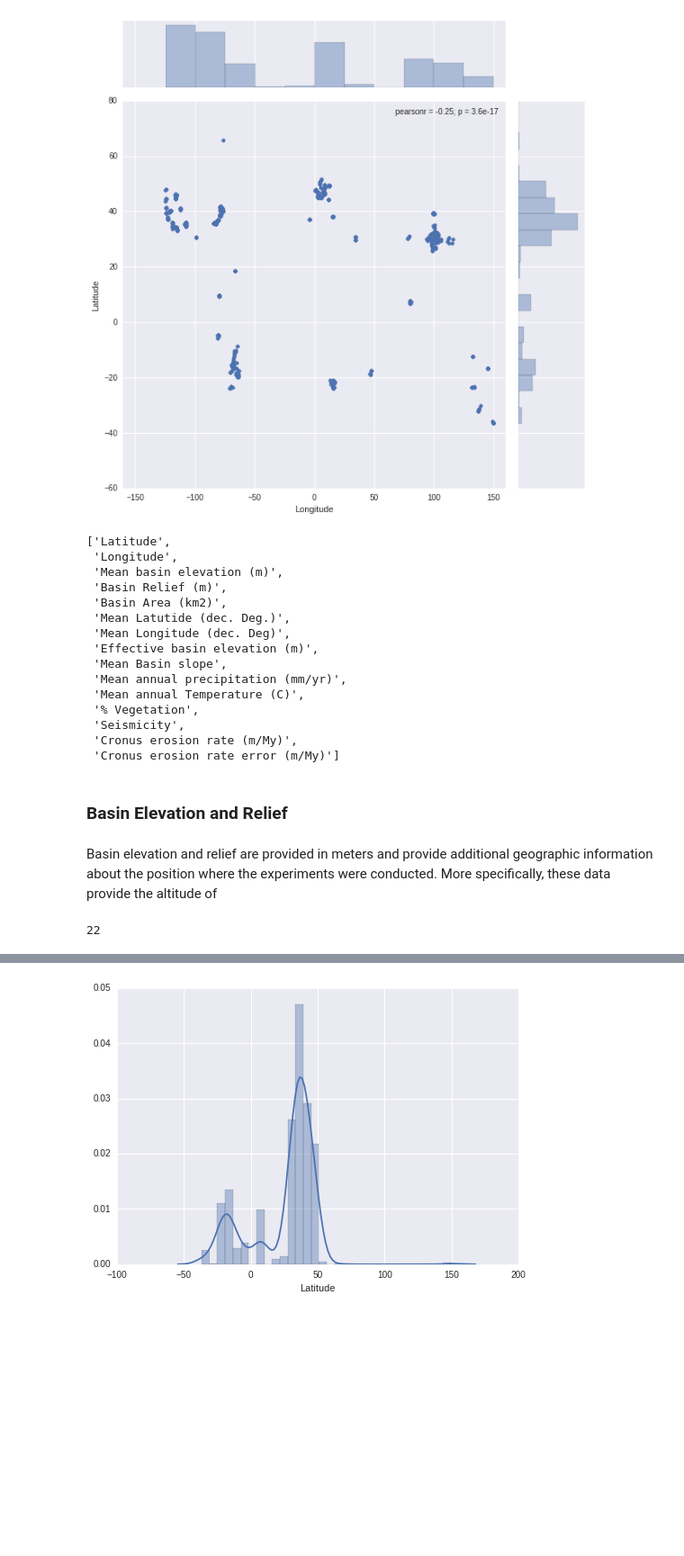
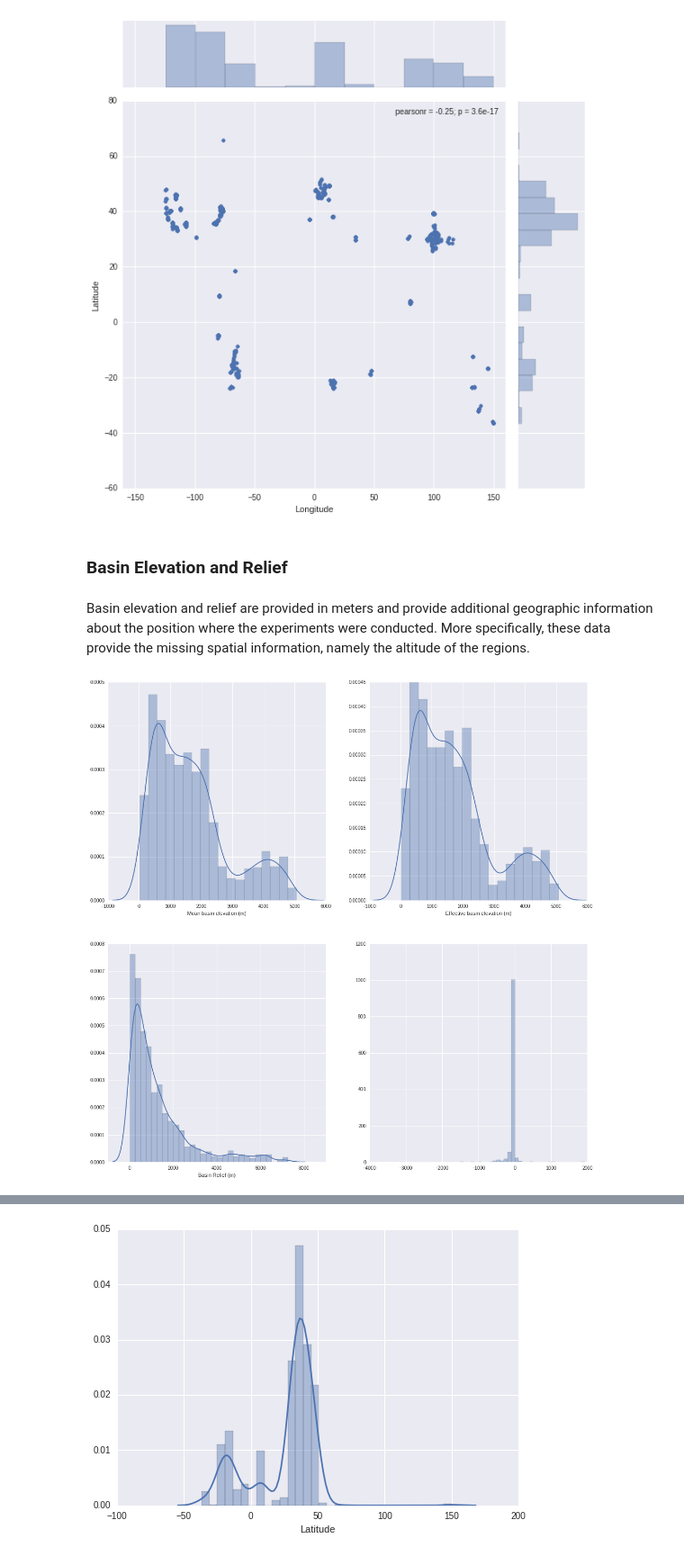
Before and after one commit to WGierke/erosion_data_analytics, a Jupyter notebook: Statistics.ipynb, the cells around one changed output, grey strips where cells are left out. Shown at 90% size. Cells and saved outputs as stored; diff of their text form; code cells hidden in the pictures; blank space fills up the shorter version.

```diff
--- a/Statistics.ipynb
+++ b/Statistics.ipynb
@@ -103,29 +103,20 @@ sns.jointplot(y='Latitude', x='Longitude', data=df, xlim=(-160, 160), ylim=(-60,
 plt.show()
 # %% [output]
 [figure]
-# %%
-cont
-# %% [output]
-['Latitude',
- 'Longitude',
- 'Mean basin elevation (m)',
- 'Basin Relief (m)',
- 'Basin Area (km2)',
- 'Mean Latutide (dec. Deg.)',
- 'Mean Longitude (dec. Deg)',
- 'Effective basin elevation (m)',
- 'Mean Basin slope',
- 'Mean annual precipitation (mm/yr)',
- 'Mean annual Temperature (C)',
- '% Vegetation',
- 'Seismicity',
- 'Cronus erosion rate (m/My)',
- 'Cronus erosion rate error (m/My)']
 # %% [markdown]
 ### Basin Elevation and Relief
 # %% [markdown]
-Basin elevation and relief are provided in meters and provide additional geographic information about the position where the experiments were conducted. More specifically, these data provide the altitude of
+Basin elevation and relief are provided in meters and provide additional geographic information about the position where the experiments were conducted. More specifically, these data provide the missing spatial information, namely the altitude of the regions.
-# %%
-len(df[df['Basin Area (km2)'] == 0])
-# %% [output]
-22
+# %%
+fig = plt.figure(figsize=(18, 18))
+ax_elev = fig.add_subplot(221)
+ax_actelev = fig.add_subplot(222)
+ax_relief = fig.add_subplot(223)
+ax_diff = fig.add_subplot(224)
+sns.distplot(df['Mean basin elevation (m)'], ax=ax_elev)
+sns.distplot(df['Effective basin elevation (m)'], ax=ax_actelev)
+sns.distplot(df['Basin Relief (m)'], ax=ax_relief)
+sns.distplot(df['Mean basin elevation (m)'] - df['Effective basin elevation (m)'], ax=ax_diff, kde=False)
+plt.show()
+# %% [output]
+[figure, added]
```
Also changed, not shown: parts of 8 cells of this notebook.
